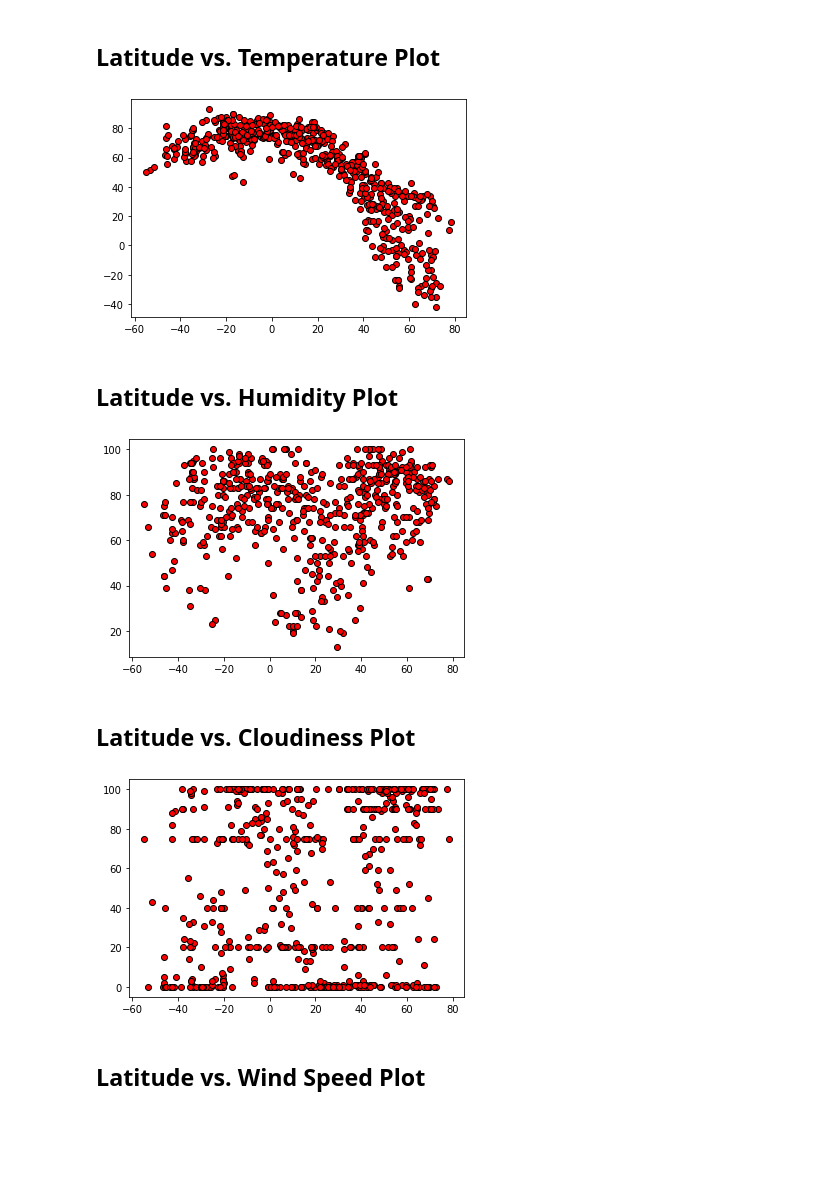
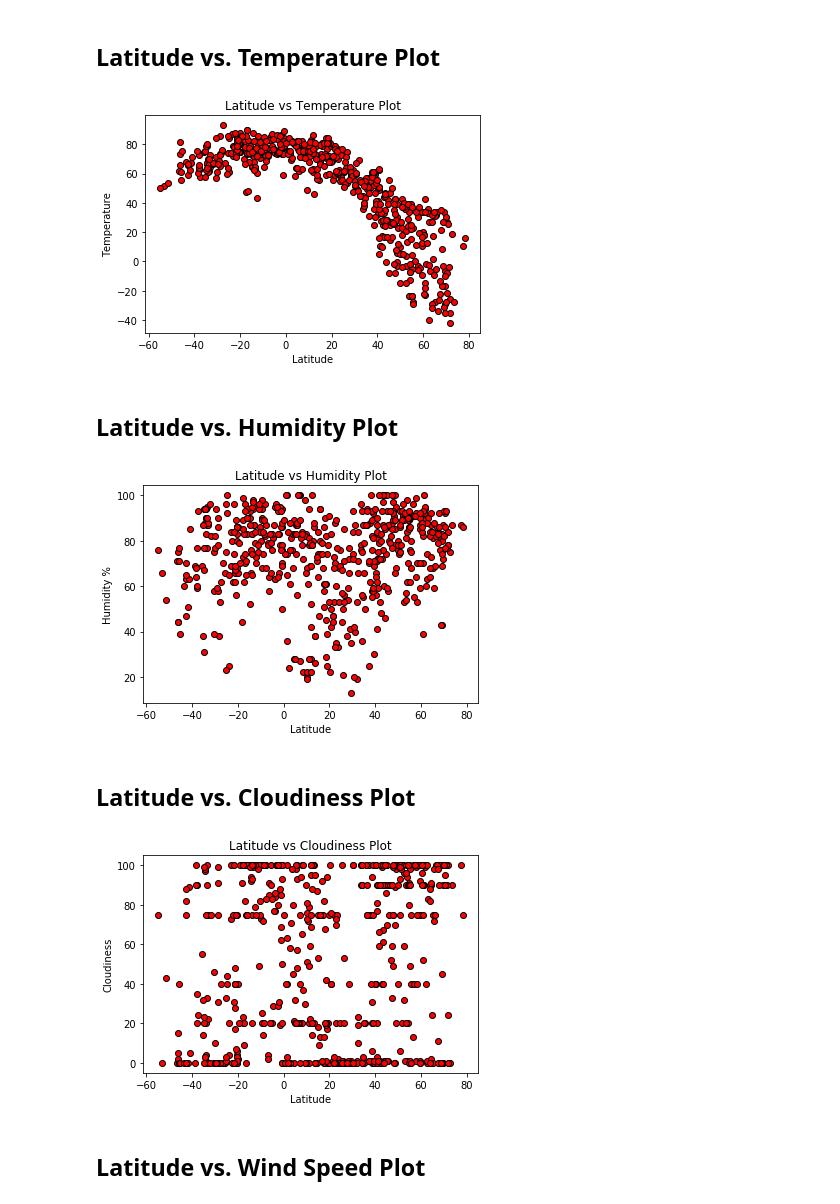
Before and after one commit to jwhite1987/Open-Weather-Map, a Jupyter notebook: Instructions/starter_code/WeatherPy.ipynb, the cells around one changed output. Drawn from its saved outputs; the diff is of its cells as text; code cells hidden in the pictures; blank space fills up the shorter version.

```diff
--- a/Instructions/starter_code/WeatherPy.ipynb
+++ b/Instructions/starter_code/WeatherPy.ipynb
@@ -192,6 +201,9 @@ southern_hemi
 ## Latitude vs. Temperature Plot
 # %%
 plt.scatter(weather_data['Latitude'], weather_data['Max Temp'], marker="o", facecolors="red", edgecolors="black")
+plt.title('Latitude vs Temperature Plot')
+plt.xlabel('Latitude')
+plt.ylabel('Temperature')
 plt.savefig('latitude_vs_temp')
 # %% [output]
-[figure, old version]
+[figure, new version]
@@ -199,6 +213,9 @@ plt.savefig('latitude_vs_temp')
 ## Latitude vs. Humidity Plot
 # %%
 plt.scatter(weather_data['Latitude'], weather_data['Humidity'], marker="o", facecolors="red", edgecolors="black")
+plt.title('Latitude vs Humidity Plot')
+plt.xlabel('Latitude')
+plt.ylabel('Humidity %')
 plt.savefig('latitude_vs_humidity')
 # %% [output]
-[figure, old version]
+[figure, new version]
@@ -206,6 +226,9 @@ plt.savefig('latitude_vs_humidity')
 ## Latitude vs. Cloudiness Plot
 # %%
 plt.scatter(weather_data['Latitude'], weather_data['Cloudiness'], marker="o", facecolors="red", edgecolors="black")
+plt.title('Latitude vs Cloudiness Plot')
+plt.xlabel('Latitude')
+plt.ylabel('Cloudiness')
 plt.savefig('latitude_vs_cloudiness')
 # %% [output]
-[figure, old version]
+[figure, new version]
```
Also changed, not shown: parts of 30 cells of this notebook, 11 other files.
